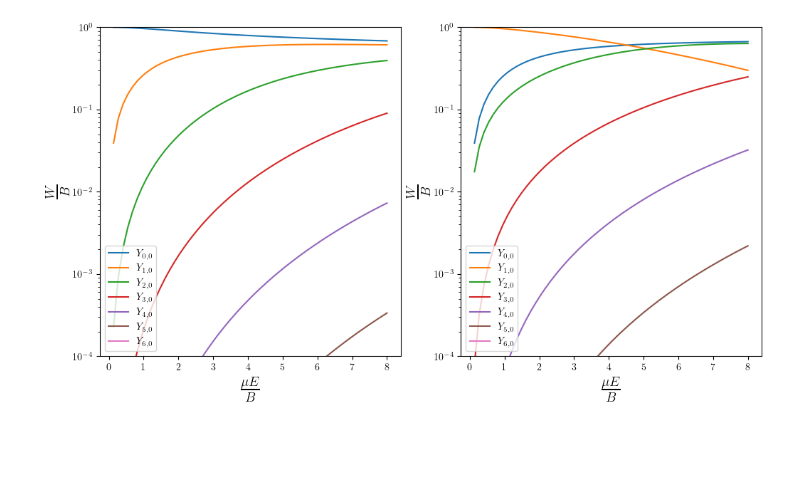
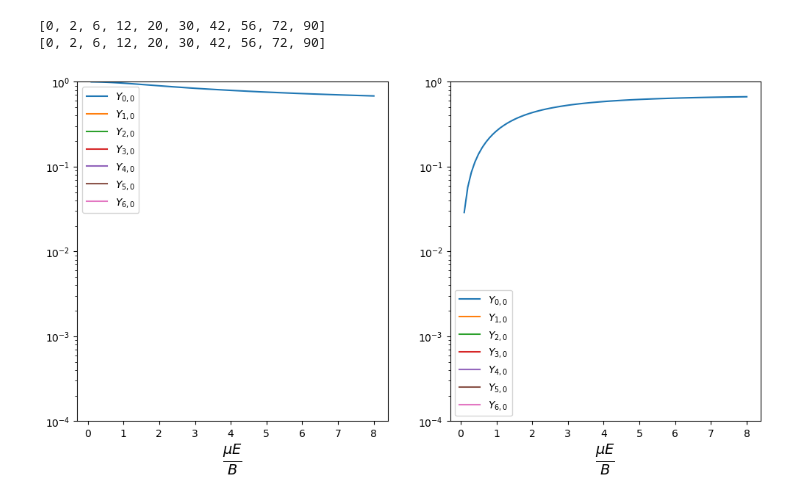
Before and after one commit to pmeshkov/PHY487Research, a Jupyter notebook: ComparisonWithWei/comparing.ipynb, the cells around one changed output. Saved outputs shown, nothing was run; the diff lists cells and outputs as text; code cells hidden in the pictures; blank space fills up the shorter version.

```diff
--- a/ComparisonWithWei/comparing.ipynb
+++ b/ComparisonWithWei/comparing.ipynb
@@ -8,13 +10,15 @@ sys.path.append(os.getcwd()+'/..')
 import scipy
 import math
 import numpy as np
-from src.diagonalize import State, delta, neg_1_pow, Interaction, Molecule
+from diagonalize import State, delta, neg_1_pow, Interaction, Molecule
 import matplotlib.pyplot as plt
 from tqdm import tqdm
 from functools import total_ordering
+import matplotlib.image as mpimg
+import xarray
 int_wigner_arr = np.load("../src/wigner3j_integer_N=10.npy")
 halfint_wigner_arr = np.load("../src/wigner3j_halfint_N=3.5.npy")
-plt.rcParams['text.usetex'] = True
+#plt.rcParams['text.usetex'] = True
 # %%
 def T_int(n3, n1, m3, m1, n2, m2, N=10):
     m1_ = m1 + N
@@ -100,15 +104,16 @@ def stark(state1: State, state2:State):
 int_rotational = Interaction(1, rotational)
 int_stark = Interaction(1, stark)
 
-Nmax = 20
+Nmax = 10
 NaCs = Molecule(range(Nmax), 0, 0)
+basis = NaCs.states
 NaCs.add_interaction(int_rotational)
 NaCs.add_changing_interaction(int_stark)
 
 NaCs.find_H_zero()
 NaCs.find_H_prime()
 
-E_range = np.linspace(0, 8, int(60))
+E_range = np.linspace(0, 8, int(81))
 eigenvalues_and_eigenvectors_E = NaCs.compute_eigenval_over_range([E_range])
 eigenvalues = [elem[0] for elem in eigenvalues_and_eigenvectors_E]
 eigenvectors = [elem[1] for elem in eigenvalues_and_eigenvectors_E]
@@ -169,27 +199,29 @@ plt.show()
 # %%
 nstates = 2
 nharmonics = 7
 fig, ax = plt.subplots(1,nstates, figsize=(12,6))
 
 j=0
-indexrange = [i for i, elem in enumerate(eigen_vectors_ordered_range[59][j]) if abs(elem) != 0]
-coefficients_to_plot = np.array([[pbasis[j][i] for i in indexrange[:nharmonics]] for pbasis in eigen_vectors_ordered_range]).reshape(60,nharmonics)
+indexrange = [i for i, elem in enumerate(eigen_vectors_ordered_range[59][j]) if basis[i].mn == 0]
+print(indexrange)
+coefficients_to_plot = np.array([[pbasis[j][i] for i in indexrange[:nharmonics]] for pbasis in eigen_vectors_ordered_range]).reshape(len(E_range),nharmonics)
 ax[j].plot(E_range[1:], np.abs(coefficients_to_plot[1:]), label = ['$Y_{0,0}$','$Y_{1,0}$','$Y_{2,0}$','$Y_{3,0}$','$Y_{4,0}$','$Y_{5,0}$','$Y_{6,0}$'])
 ax[j].set_xlabel(r'$\frac{\mu E}{B}$', fontsize = 20)
-ax[j].set_ylabel(r'$\frac{W}{B}$', fontsize = 20)
 ax[j].set_yscale('log')
 ax[j].set_ylim(1e-4,1)
 ax[j].legend()
 
 j=1
-indexrange = [i for i, elem in enumerate(eigen_vectors_ordered_range[59][2]) if abs(elem) >= 1e-5]
-coefficients_to_plot = np.array([[pbasis[2][i] for i in indexrange[:nharmonics]] for pbasis in eigen_vectors_ordered_range]).reshape(60,nharmonics)
+indexrange = [i for i, elem in enumerate(eigen_vectors_ordered_range[59][j]) if basis[i].mn == 0]
+print(indexrange)
+coefficients_to_plot = np.array([[pbasis[2][i] for i in indexrange[:nharmonics]] for pbasis in eigen_vectors_ordered_range]).reshape(len(E_range),nharmonics)
 ax[j].plot(E_range[1:], np.abs(coefficients_to_plot[1:]), label = ['$Y_{0,0}$','$Y_{1,0}$','$Y_{2,0}$','$Y_{3,0}$','$Y_{4,0}$','$Y_{5,0}$','$Y_{6,0}$'])
 ax[j].set_xlabel(r'$\frac{\mu E}{B}$', fontsize = 20)
-ax[j].set_ylabel(r'$\frac{W}{B}$', fontsize = 20)
 ax[j].set_yscale('log')
 ax[j].set_ylim(1e-4,1)
 ax[j].legend()
 plt.show()
 # %% [output]
+[0, 2, 6, 12, 20, 30, 42, 56, 72, 90]
+[0, 2, 6, 12, 20, 30, 42, 56, 72, 90]
-[figure, old version]
+[figure, new version]
```
Also changed, not shown: parts of 28 cells of this notebook, 16 other files.
